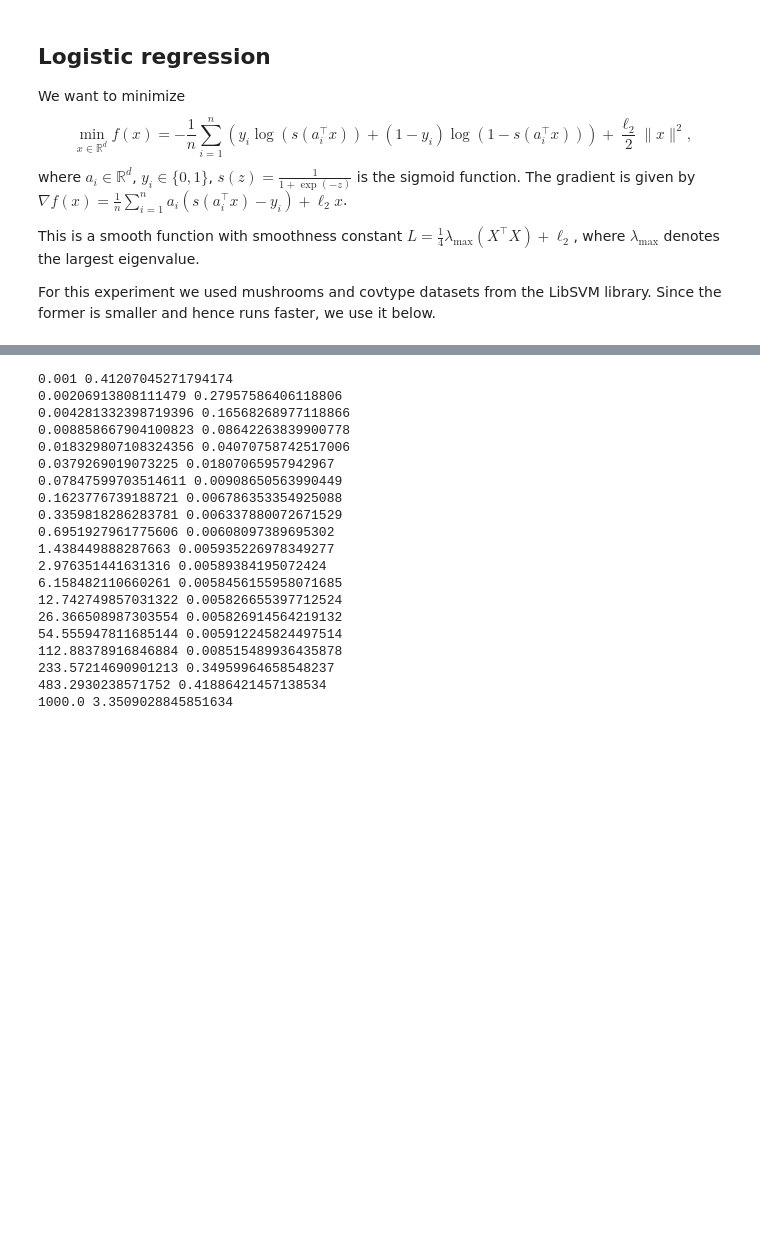
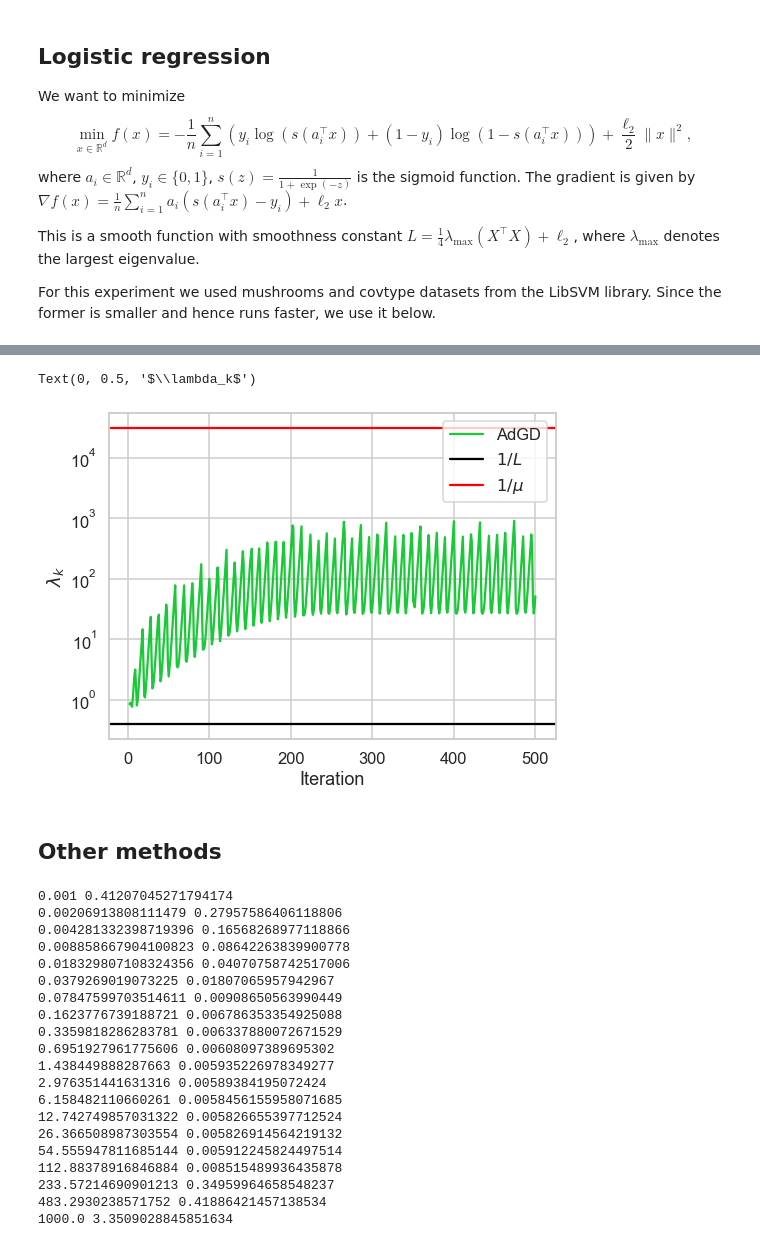
Before and after one commit to ymalitsky/adaptive_GD, a Jupyter notebook: logistic_regression.ipynb, the cells around one changed output, grey strips where cells are left out. Saved outputs shown, nothing was run; the diff lists cells and outputs as text; code cells hidden in the pictures; blank space fills up the shorter version.

```diff
--- a/logistic_regression.ipynb
+++ b/logistic_regression.ipynb
@@ -64,3 +86,21 @@ ad_acc.run(w0=w0)
+# %%
+adgd = Adgd(loss_func=loss_func, grad_func=grad_func, eps=0, it_max=500)
+adgd.run(w0=w0)
+plt.figure(figsize=(8, 6))
+my_green = sns.color_palette('bright')[2]
+plt.plot(adgd.its[2:], adgd.lrs[2:], label='AdGD', color=my_green)
+plt.axhline(y=1 / L, color='black', label='$1/L$')
+plt.axhline(y=1 / l2, color='red', label='$1/\mu$')
+plt.yscale('log')
+plt.legend()
+plt.xlabel('Iteration')
+plt.ylabel('$\lambda_k$')
+# plt.savefig('../ada_step/plots/for_paper/logistic_mushrooms_lr.pdf', dpi=300)
+# %% [output]
+Text(0, 0.5, '$\\lambda_k$')
+[figure, added]
+# %% [markdown]
+## Other methods
 # %%
 etas = np.logspace(-3, 3, 20)
 losses = []
```
Also changed, not shown: parts of 7 cells of this notebook, 3 other files.
